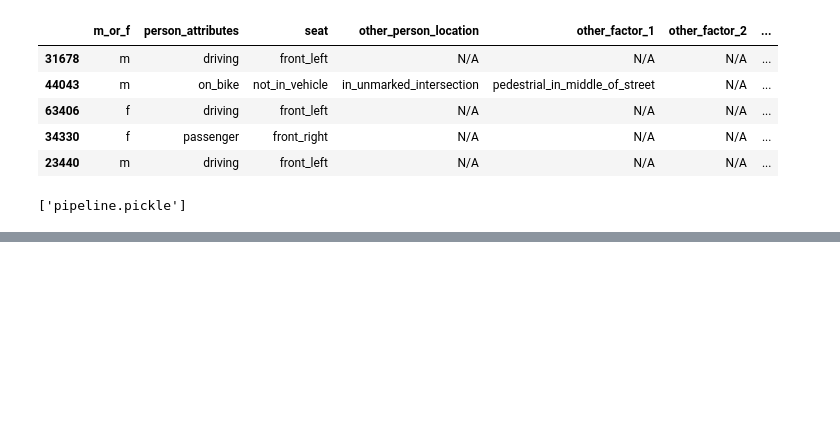
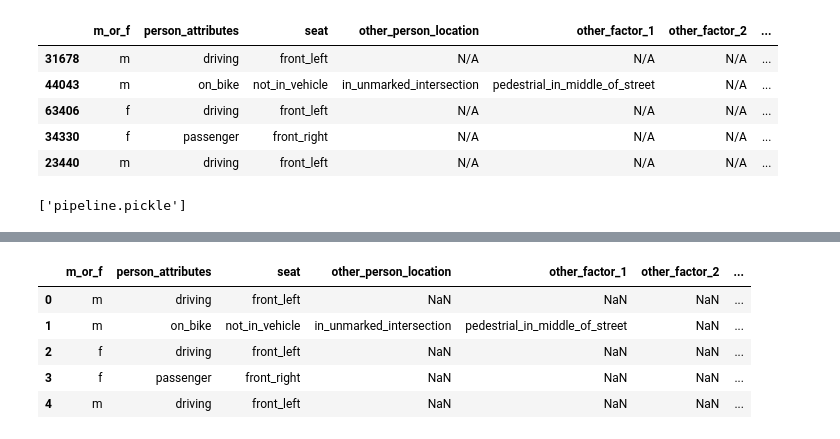
Before and after one commit to LDSSA/batch2-capstone-instructors, a Jupyter notebook: benchmark-and-obfuscate.ipynb, the cells around one changed output, grey strips where cells are left out. Cells and saved outputs as stored; diff of their text form; code cells hidden in the pictures; blank space fills up the shorter version.

Commit message:
trying to fix the final datasets again

```diff
--- a/benchmark-and-obfuscate.ipynb
+++ b/benchmark-and-obfuscate.ipynb
@@ -409,0 +413,11 @@ joblib.dump(pipeline, 'pipeline.pickle')
+# %%
+df = pd.read_csv('./final_datasets/X_train.csv')
+# %%
+df.head()
+# %% [output]
+|  | m_or_f | person_attributes | seat | other_person_location | other_factor_1 | other_factor_2 | ... |
+| 0 | m | driving | front_left | NaN | NaN | NaN | ... |
+| 1 | m | on_bike | not_in_vehicle | in_unmarked_intersection | pedestrial_in_middle_of_street | NaN | ... |
+| 2 | f | driving | front_left | NaN | NaN | NaN | ... |
+| 3 | f | passenger | front_right | NaN | NaN | NaN | ... |
+| 4 | m | driving | front_left | NaN | NaN | NaN | ... |
```
Also changed, not shown: parts of 14 cells of this notebook, 3 other files.
